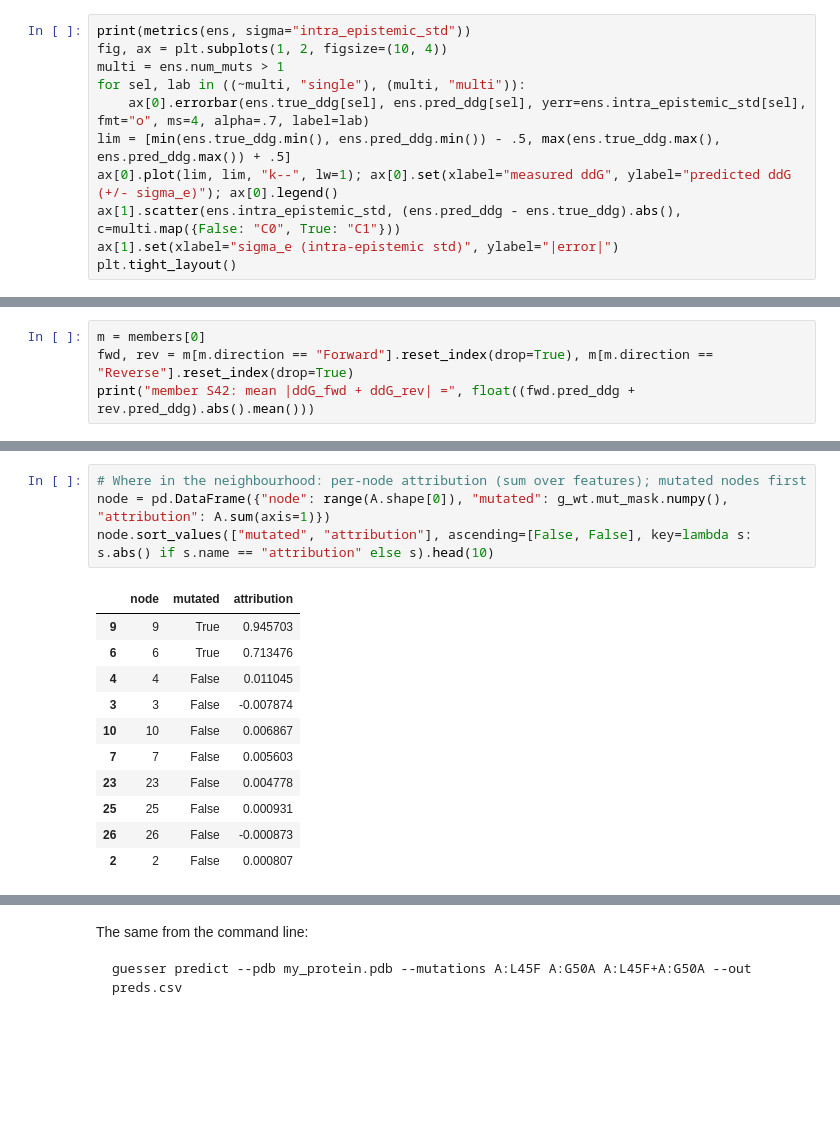
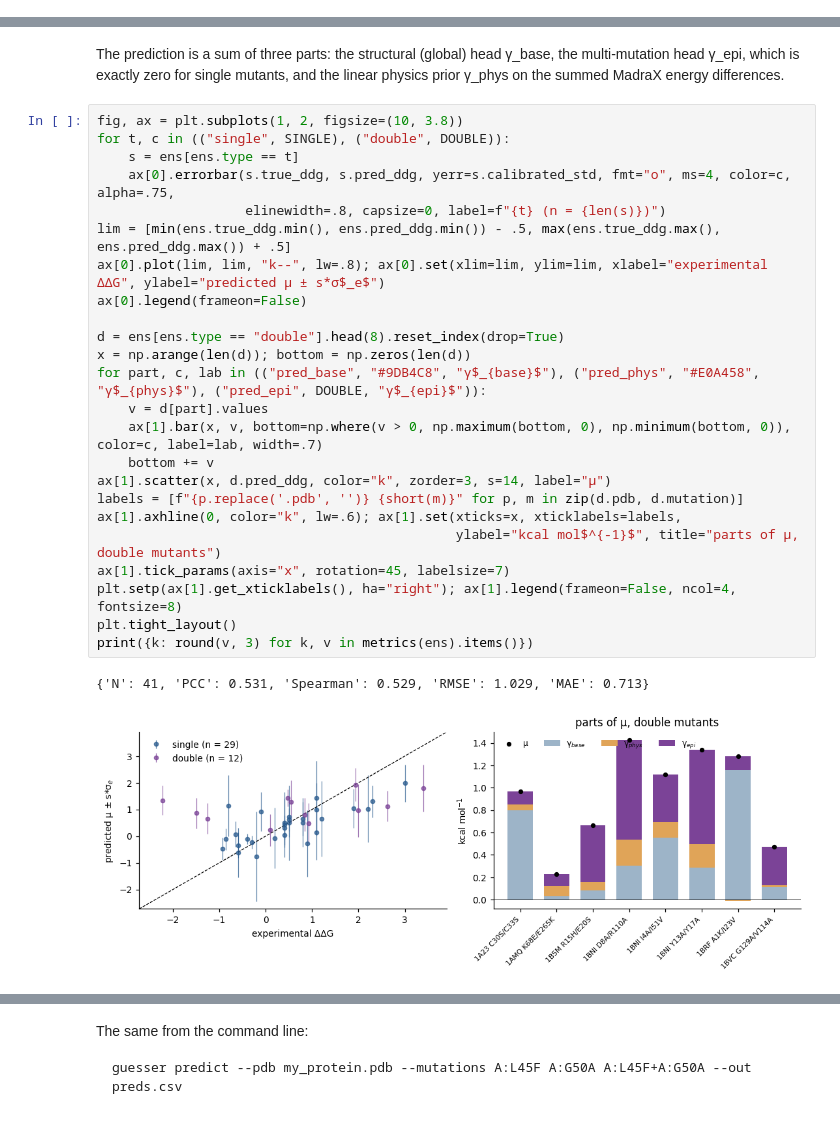
Before and after one commit to davsjob/guesser, a Jupyter notebook: notebooks/quickstart.ipynb, the cells around one changed output, grey strips where cells are left out. Saved outputs shown, nothing was run; the diff lists cells and outputs as text; blank space fills up the shorter version.

```diff
--- a/notebooks/quickstart.ipynb
+++ b/notebooks/quickstart.ipynb
@@ -50,11 +62,0 @@ Columns:
-# %%
-print(metrics(ens, sigma="intra_epistemic_std"))
-fig, ax = plt.subplots(1, 2, figsize=(10, 4))
-multi = ens.num_muts > 1
-for sel, lab in ((~multi, "single"), (multi, "multi")):
-    ax[0].errorbar(ens.true_ddg[sel], ens.pred_ddg[sel], yerr=ens.intra_epistemic_std[sel], fmt="o", ms=4, alpha=.7, label=lab)
-lim = [min(ens.true_ddg.min(), ens.pred_ddg.min()) - .5, max(ens.true_ddg.max(), ens.pred_ddg.max()) + .5]
-ax[0].plot(lim, lim, "k--", lw=1); ax[0].set(xlabel="measured ddG", ylabel="predicted ddG (+/- sigma_e)"); ax[0].legend()
-ax[1].scatter(ens.intra_epistemic_std, (ens.pred_ddg - ens.true_ddg).abs(), c=multi.map({False: "C0", True: "C1"}))
-ax[1].set(xlabel="sigma_e (intra-epistemic std)", ylabel="|error|")
-plt.tight_layout()
@@ -67,4 +62,0 @@ Each member also predicts the reverse mutation (MT -> WT). A thermodynamically c
-# %%
-m = members[0]
-fwd, rev = m[m.direction == "Forward"].reset_index(drop=True), m[m.direction == "Reverse"].reset_index(drop=True)
-print("member S42: mean |ddG_fwd + ddG_rev| =", float((fwd.pred_ddg + rev.pred_ddg).abs().mean()))
@@ -100,16 +63,29 @@ predicted ddG 0.964 = null-mutation baseline -0.715 + sum of feature contributio
-# %%
-# Where in the neighbourhood: per-node attribution (sum over features); mutated nodes first
-node = pd.DataFrame({"node": range(A.shape[0]), "mutated": g_wt.mut_mask.numpy(), "attribution": A.sum(axis=1)})
-node.sort_values(["mutated", "attribution"], ascending=[False, False], key=lambda s: s.abs() if s.name == "attribution" else s).head(10)
-# %% [output]
-|  | node | mutated | attribution |
-| 9 | 9 | True | 0.945703 |
-| 6 | 6 | True | 0.713476 |
-| 4 | 4 | False | 0.011045 |
-| 3 | 3 | False | -0.007874 |
-| 10 | 10 | False | 0.006867 |
-| 7 | 7 | False | 0.005603 |
-| 23 | 23 | False | 0.004778 |
-| 25 | 25 | False | 0.000931 |
-| 26 | 26 | False | -0.000873 |
-| 2 | 2 | False | 0.000807 |
+# %% [markdown]
+The prediction is a sum of three parts: the structural (global) head γ_base, the multi-mutation head γ_epi, which is exactly zero for single mutants, and the linear physics prior γ_phys on the summed MadraX energy differences.
+# %%
+fig, ax = plt.subplots(1, 2, figsize=(10, 3.8))
+for t, c in (("single", SINGLE), ("double", DOUBLE)):
+    s = ens[ens.type == t]
+    ax[0].errorbar(s.true_ddg, s.pred_ddg, yerr=s.calibrated_std, fmt="o", ms=4, color=c, alpha=.75,
+                   elinewidth=.8, capsize=0, label=f"{t} (n = {len(s)})")
+lim = [min(ens.true_ddg.min(), ens.pred_ddg.min()) - .5, max(ens.true_ddg.max(), ens.pred_ddg.max()) + .5]
+ax[0].plot(lim, lim, "k--", lw=.8); ax[0].set(xlim=lim, ylim=lim, xlabel="experimental ΔΔG", ylabel="predicted μ ± s*σ$_e$")
+ax[0].legend(frameon=False)
+
+d = ens[ens.type == "double"].head(8).reset_index(drop=True)
+x = np.arange(len(d)); bottom = np.zeros(len(d))
+for part, c, lab in (("pred_base", "#9DB4C8", "γ$_{base}$"), ("pred_phys", "#E0A458", "γ$_{phys}$"), ("pred_epi", DOUBLE, "γ$_{epi}$")):
+    v = d[part].values
+    ax[1].bar(x, v, bottom=np.where(v > 0, np.maximum(bottom, 0), np.minimum(bottom, 0)), color=c, label=lab, width=.7)
+    bottom += v
+ax[1].scatter(x, d.pred_ddg, color="k", zorder=3, s=14, label="μ")
+labels = [f"{p.replace('.pdb', '')} {short(m)}" for p, m in zip(d.pdb, d.mutation)]
+ax[1].axhline(0, color="k", lw=.6); ax[1].set(xticks=x, xticklabels=labels,
+                                              ylabel="kcal mol$^{-1}$", title="parts of μ, double mutants")
+ax[1].tick_params(axis="x", rotation=45, labelsize=7)
+plt.setp(ax[1].get_xticklabels(), ha="right"); ax[1].legend(frameon=False, ncol=4, fontsize=8)
+plt.tight_layout()
+print({k: round(v, 3) for k, v in metrics(ens).items()})
+# %% [output]
+{'N': 41, 'PCC': 0.531, 'Spearman': 0.529, 'RMSE': 1.029, 'MAE': 0.713}
+[figure, added]
```
Also changed, not shown: parts of 21 cells of this notebook.
